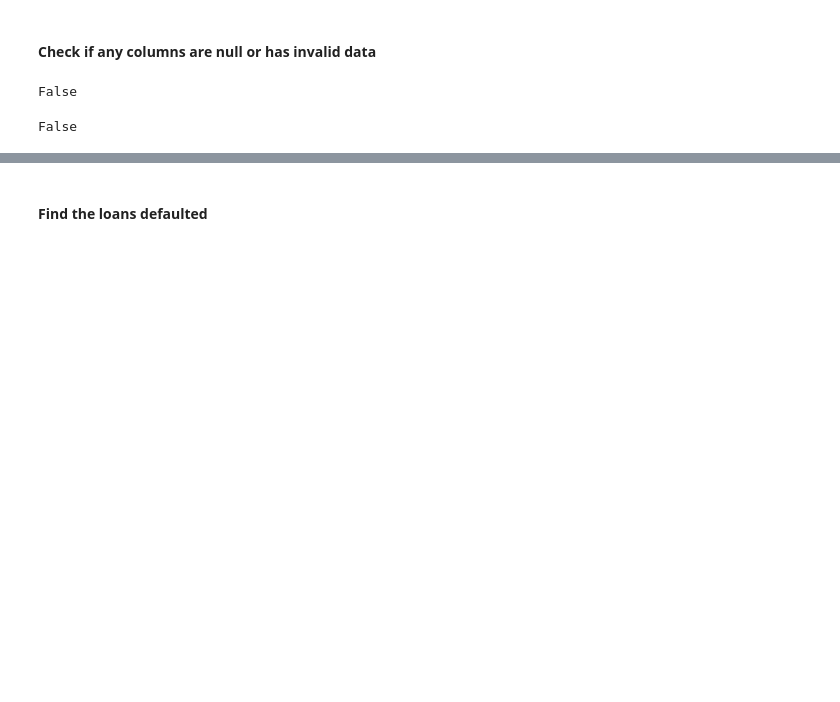
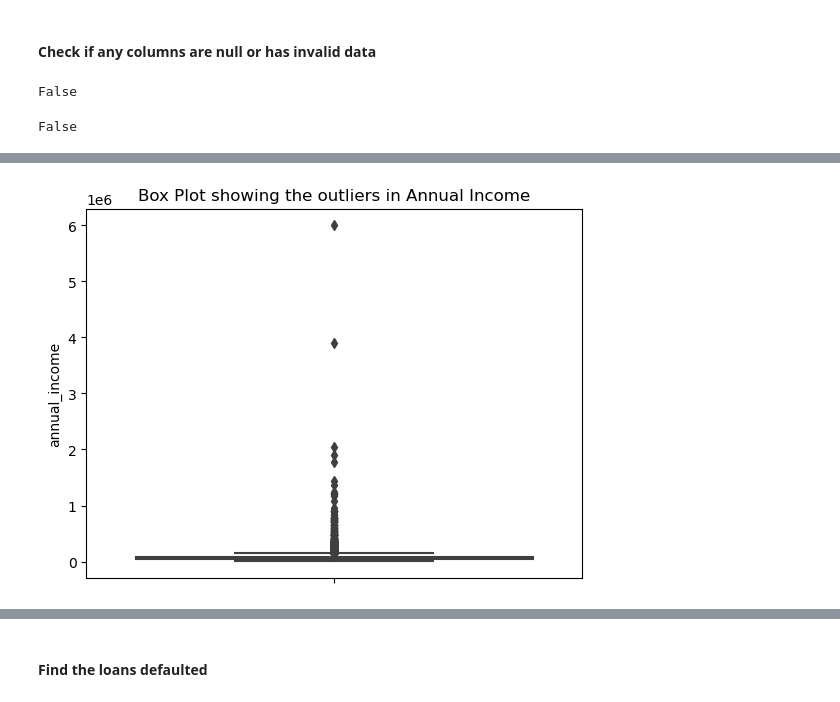
Before and after one commit to Vasista-Eranki/LendingClubCaseStudy, a Jupyter notebook: LendingClubCaseStudy.ipynb, the cells around one changed output, grey strips where cells are left out. Saved outputs shown, nothing was run; the diff lists cells and outputs as text; code cells hidden in the pictures; blank space fills up the shorter version.

```diff
--- a/LendingClubCaseStudy.ipynb
+++ b/LendingClubCaseStudy.ipynb
@@ -213,0 +239,7 @@ categorical_columns = ['term', 'grade', 'sub_grade', 'emp_title', 'verification_
+# %%
+# The data shows that the annual_income series has a very big range of data and may contain outliers.
+sns.boxplot(data=loan, y='annual_income')
+plt.title('Box Plot showing the outliers in Annual Income')
+plt.show()
+# %% [output]
+[figure, added]
```
Also changed, not shown: parts of 45 cells of this notebook.
